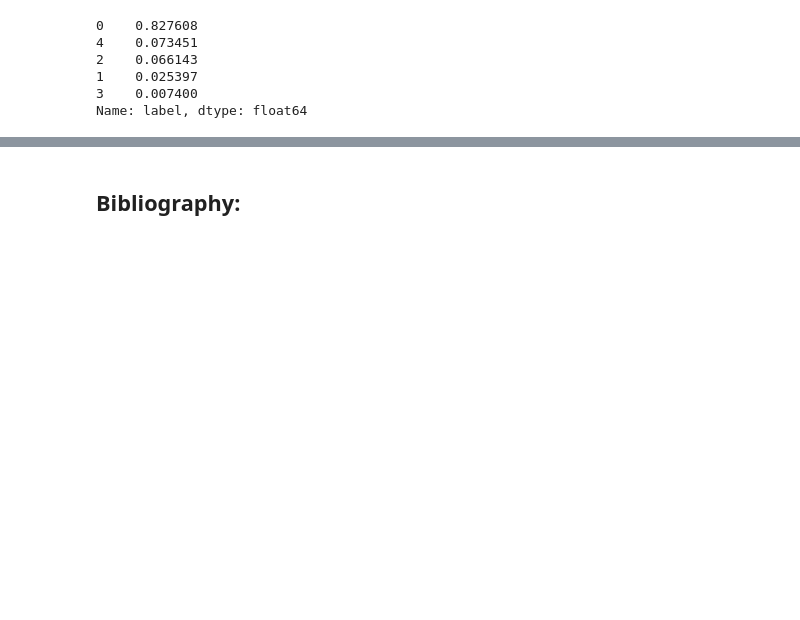
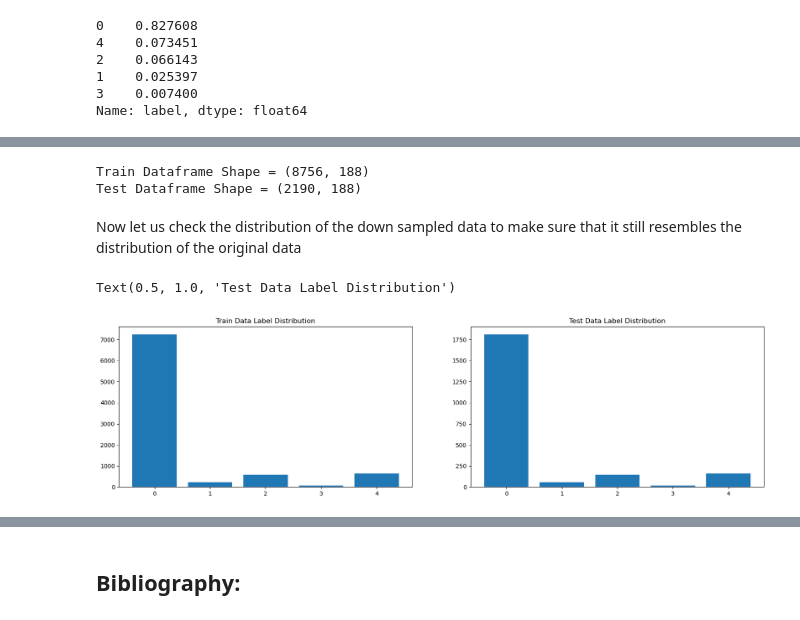
Before and after one commit to Chiuchiyin/DTSA5509-Final-Project, a Jupyter notebook: Heart Attack Analysis & Prediction.ipynb, the cells around one changed output, grey strips where cells are left out. Cells and saved outputs as stored; diff of their text form; code cells hidden in the pictures; blank space fills up the shorter version.

```diff
--- a/Heart Attack Analysis & Prediction.ipynb
+++ b/Heart Attack Analysis & Prediction.ipynb
@@ -180,0 +185,25 @@ Name: label, dtype: float64
+# %%
+downsampling_factor = 0.1
+
+_, df_train_sub = train_test_split(df_train, test_size=downsampling_factor, stratify=df_train["label"], random_state=42)
+_, df_test_sub = train_test_split(df_test, test_size=downsampling_factor, stratify=df_test["label"], random_state=42)
+
+print(f"Train Dataframe Shape = {df_train_sub.shape}")
+print(f"Test Dataframe Shape = {df_test_sub.shape}")
+# %% [output]
+Train Dataframe Shape = (8756, 188)
+Test Dataframe Shape = (2190, 188)
+# %% [markdown]
+Now let us check the distribution of the down sampled data to make sure that it still resembles the distribution of the original data
+# %%
+train_sub_value_counts = df_train_sub["label"].value_counts()
+test_sub_value_counts = df_test_sub["label"].value_counts()
+
+fig, axs = plt.subplots(1, 2, figsize=(20, 5))
+axs[0].bar(train_sub_value_counts.index, train_sub_value_counts.values)
+axs[0].set_title("Train Data Label Distribution")
+axs[1].bar(test_sub_value_counts.index, test_sub_value_counts.values)
+axs[1].set_title("Test Data Label Distribution")
+# %% [output]
+Text(0.5, 1.0, 'Test Data Label Distribution')
+[figure, added]
```
Also changed, not shown: parts of 9 cells of this notebook.
